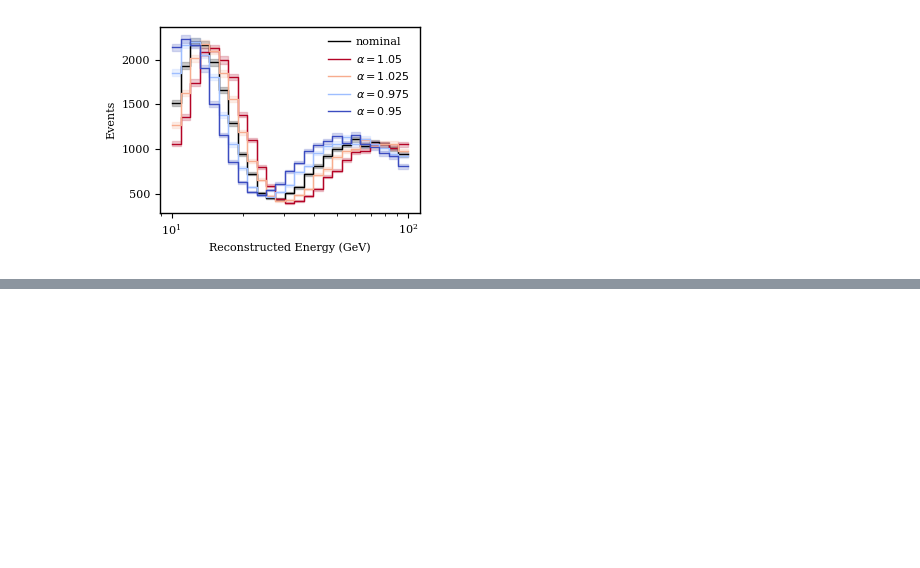
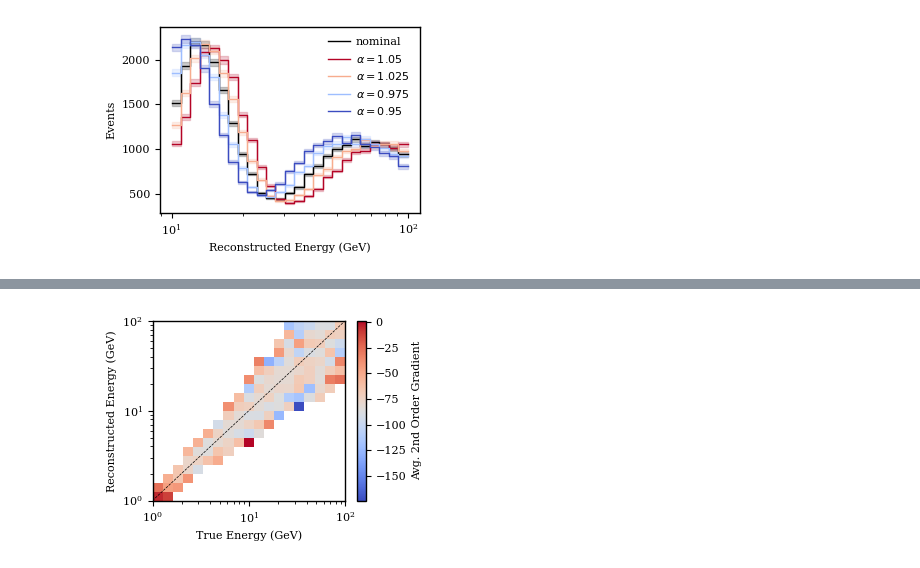
Before and after one commit to LeanderFischer/ultrasurfaces, a Jupyter notebook: Toy MC Paper Plots.ipynb, the cells around one changed output, grey strips where cells are left out. Drawn from its saved outputs; the diff is of its cells as text; code cells hidden in the pictures; blank space fills up the shorter version.

```diff
--- a/Toy MC Paper Plots.ipynb
+++ b/Toy MC Paper Plots.ipynb
@@ -112,0 +326,18 @@ plt.show()
+# %%
+fig, ax = plt.subplots()
+im = plot_gradient_map(
+    df_with_grads,
+    "grad__mu__mu",
+    np.geomspace(1, 100, 20),
+    np.geomspace(1, 100, 21),
+    ax=ax,
+    symmetric=False,
+)
+ax.plot([1, 100], [1, 100], "k--", lw=0.5)
+cbar = plt.colorbar(im)
+cbar.set_label("Avg. 2nd Order Gradient")
+plt.tight_layout()
+plt.savefig("plot_output/gradient_map_2nd_order.pdf")
+plt.show()
+# %% [output]
+[figure, added]
```
Also changed, not shown: parts of 18 cells of this notebook, 7 other files.
